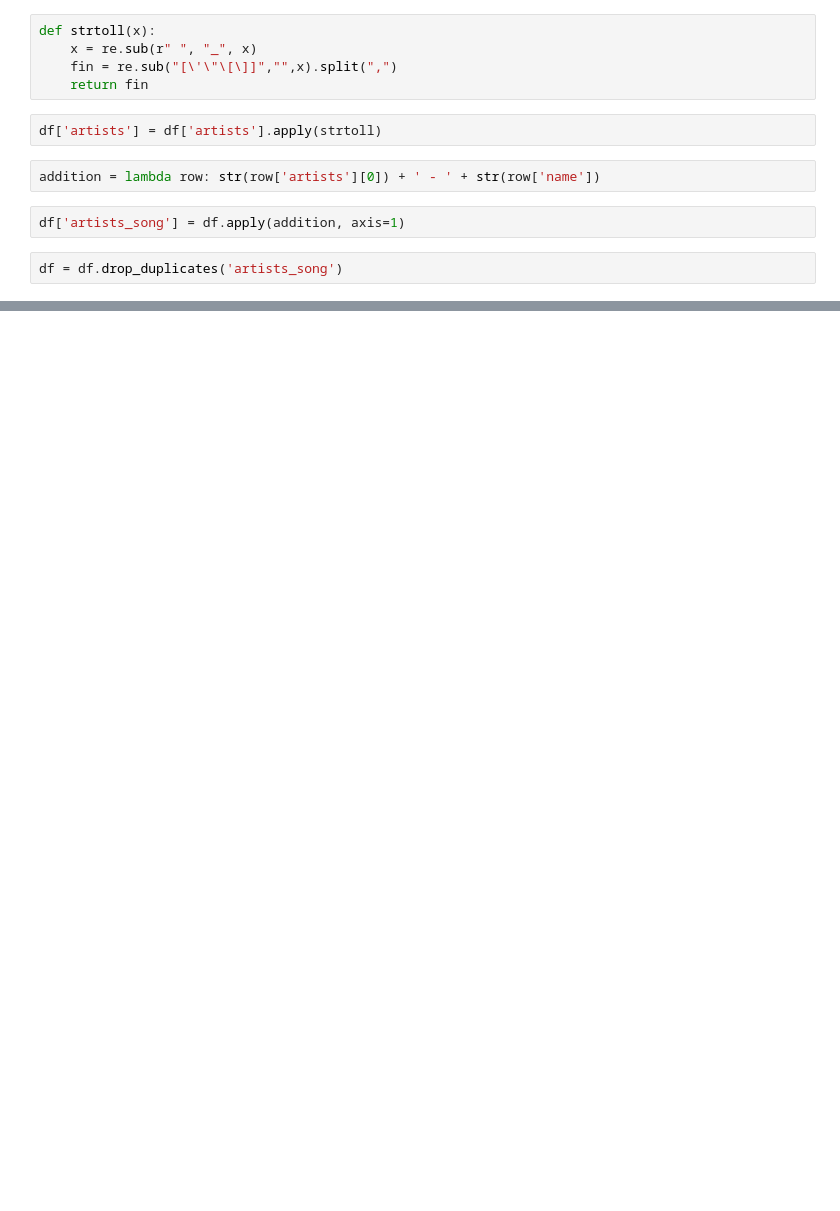
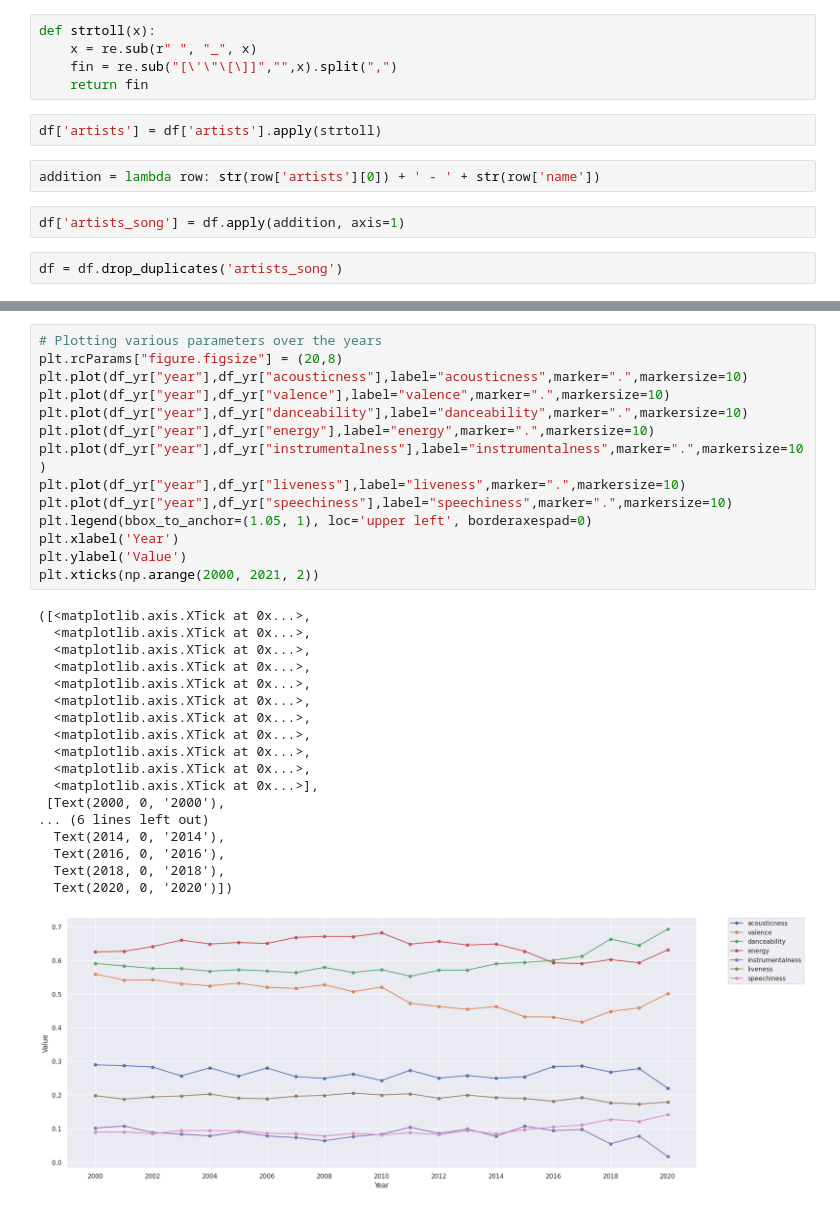
Before and after one commit to 0Drishtant0/Hybrid-Recommender-system, a Jupyter notebook: main.ipynb, the cells around one changed output, grey strips where cells are left out. Saved outputs shown, nothing was run; the diff lists cells and outputs as text; blank space fills up the shorter version.

```diff
--- a/main.ipynb
+++ b/main.ipynb
@@ -147,0 +186,33 @@ df.head()
+# %%
+# Plotting various parameters over the years
+plt.rcParams["figure.figsize"] = (20,8)
+plt.plot(df_yr["year"],df_yr["acousticness"],label="acousticness",marker=".",markersize=10)
+plt.plot(df_yr["year"],df_yr["valence"],label="valence",marker=".",markersize=10)
+plt.plot(df_yr["year"],df_yr["danceability"],label="danceability",marker=".",markersize=10)
+plt.plot(df_yr["year"],df_yr["energy"],label="energy",marker=".",markersize=10)
+plt.plot(df_yr["year"],df_yr["instrumentalness"],label="instrumentalness",marker=".",markersize=10)
+plt.plot(df_yr["year"],df_yr["liveness"],label="liveness",marker=".",markersize=10)
+plt.plot(df_yr["year"],df_yr["speechiness"],label="speechiness",marker=".",markersize=10)
+plt.legend(bbox_to_anchor=(1.05, 1), loc='upper left', borderaxespad=0)
+plt.xlabel('Year')
+plt.ylabel('Value')
+plt.xticks(np.arange(2000, 2021, 2))
+# %% [output]
+([<matplotlib.axis.XTick at 0x...>,
+  <matplotlib.axis.XTick at 0x...>,
+  <matplotlib.axis.XTick at 0x...>,
+  <matplotlib.axis.XTick at 0x...>,
+  <matplotlib.axis.XTick at 0x...>,
+  <matplotlib.axis.XTick at 0x...>,
+  <matplotlib.axis.XTick at 0x...>,
+  <matplotlib.axis.XTick at 0x...>,
+  <matplotlib.axis.XTick at 0x...>,
+  <matplotlib.axis.XTick at 0x...>,
+  <matplotlib.axis.XTick at 0x...>],
+ [Text(2000, 0, '2000'),
+... (6 lines left out)
+  Text(2014, 0, '2014'),
+  Text(2016, 0, '2016'),
+  Text(2018, 0, '2018'),
+  Text(2020, 0, '2020')])
+[figure, added]
```
Also changed, not shown: parts of 22 cells of this notebook.
